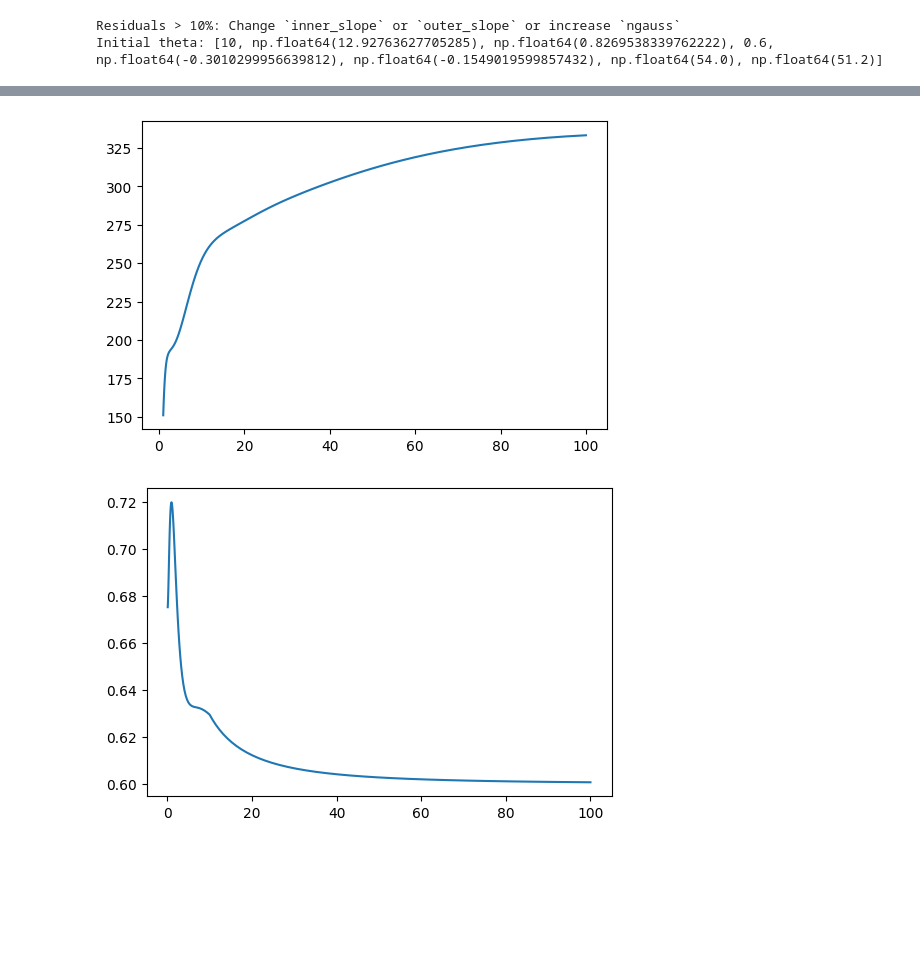
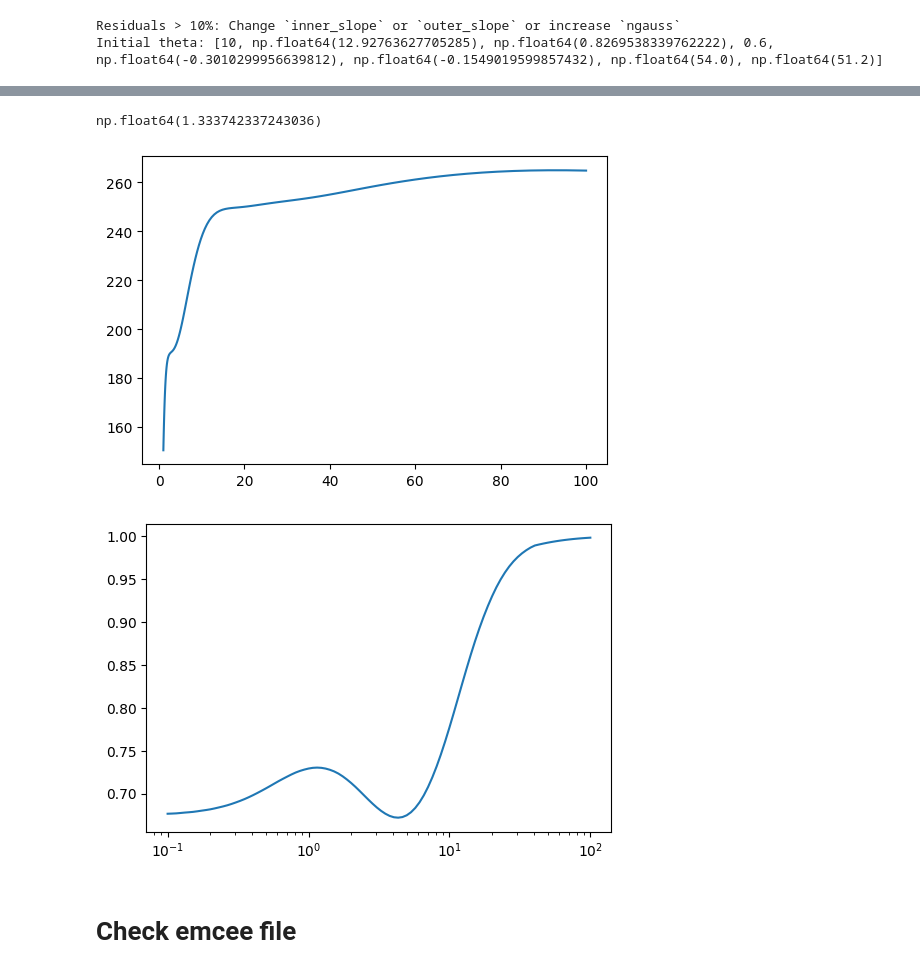
Before and after one commit to AdamSmithOrlik/sidm-rotation-curves-SPARC, a Jupyter notebook: development/surface-brightness-dev.ipynb, the cells around one changed output, grey strips where cells are left out. Cells and saved outputs as stored; diff of their text form; code cells hidden in the pictures; blank space fills up the shorter version.

```diff
--- a/development/surface-brightness-dev.ipynb
+++ b/development/surface-brightness-dev.ipynb
@@ -900,2 +895,3 @@ Model evaluation time: 44.906 s
 # %%
-profile = jeans.squashed(10, 10**12, 2, q0=1.0, Phi_b=None)
+phi = baryonic_model.potential_function(Upsilond=0.5, Upsilonb=0.7, D=None)
+profile = jeans.squashed(40, 10**12.6, 6, q0=1.0, Phi_b=phi, verbose=True)
@@ -902,3 +912,7 @@ profile = jeans.squashed(10, 10**12, 2, q0=1.0, Phi_b=None)
+# %%
+profile.cross_section()
+# %% [output]
+np.float64(1.333742337243036)
 # %%
 r_vals = np.logspace(0, 2, 100)  # from 0.1 to 100 kpc
 
@@ -908,16 +922,19 @@ plt.figure(figsize=(6,4))
 plt.plot(r_vals, vc, label='Model V_c')
 plt.show()
 # %% [output]
-[figure, old version]
+[figure, new version]
 # %%
 r_vals = np.logspace(-1, 2, 100)  # from 0.1 to 100 kpc
 qr = profile.q(r_vals)
 
 plt.figure(figsize=(6,4))
 plt.plot(r_vals, qr, label='Model q(r)')
+plt.xscale('log')
 plt.show()
 # %% [output]
-[figure, old version]
+[figure, new version]
+# %% [markdown]
+# Check emcee file
 # %%
 filename = "mcmc-results/NGC6674_nsph_mcmc_nw_16_qdisk_0.1.h5"
 
```
Also changed, not shown: parts of 10 cells of this notebook, 1 other file.
